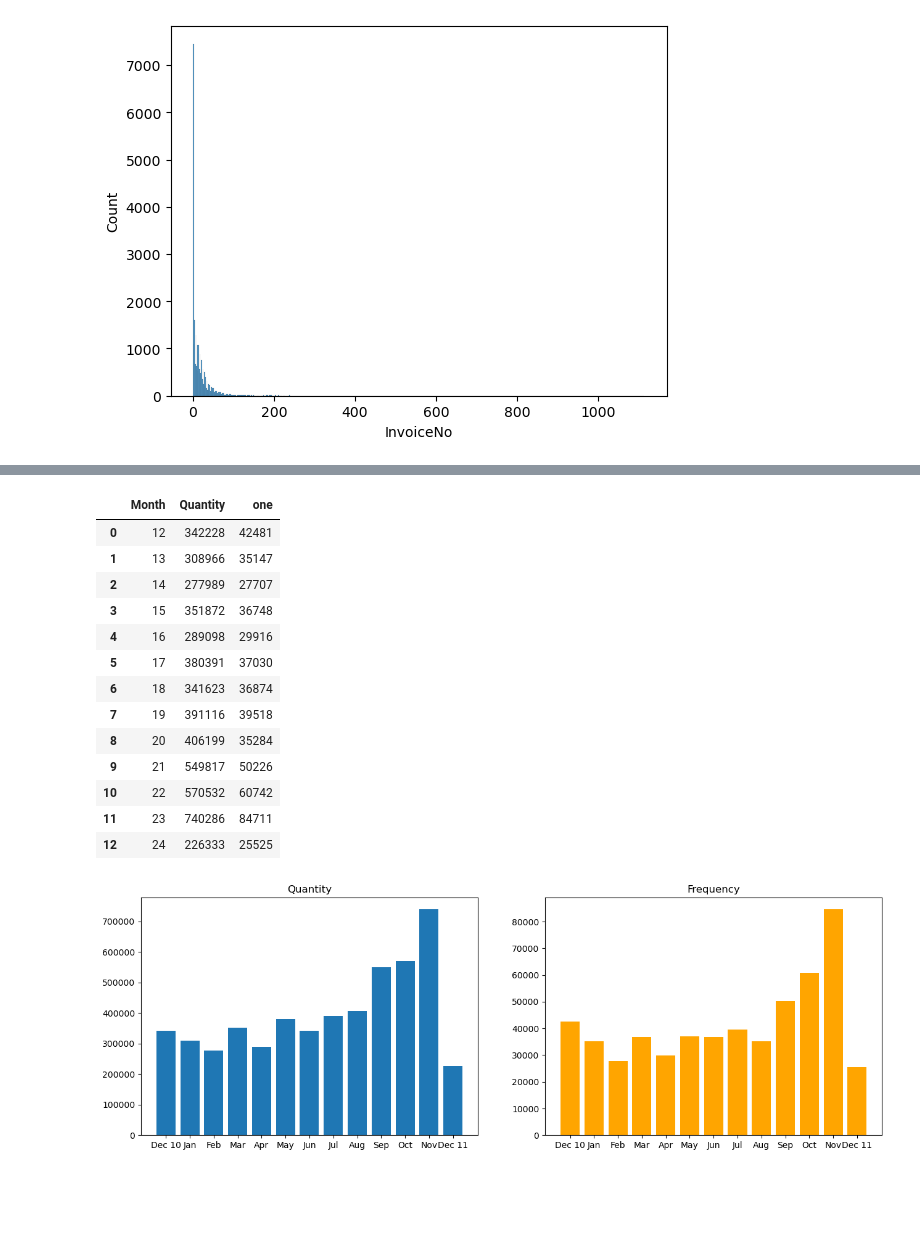
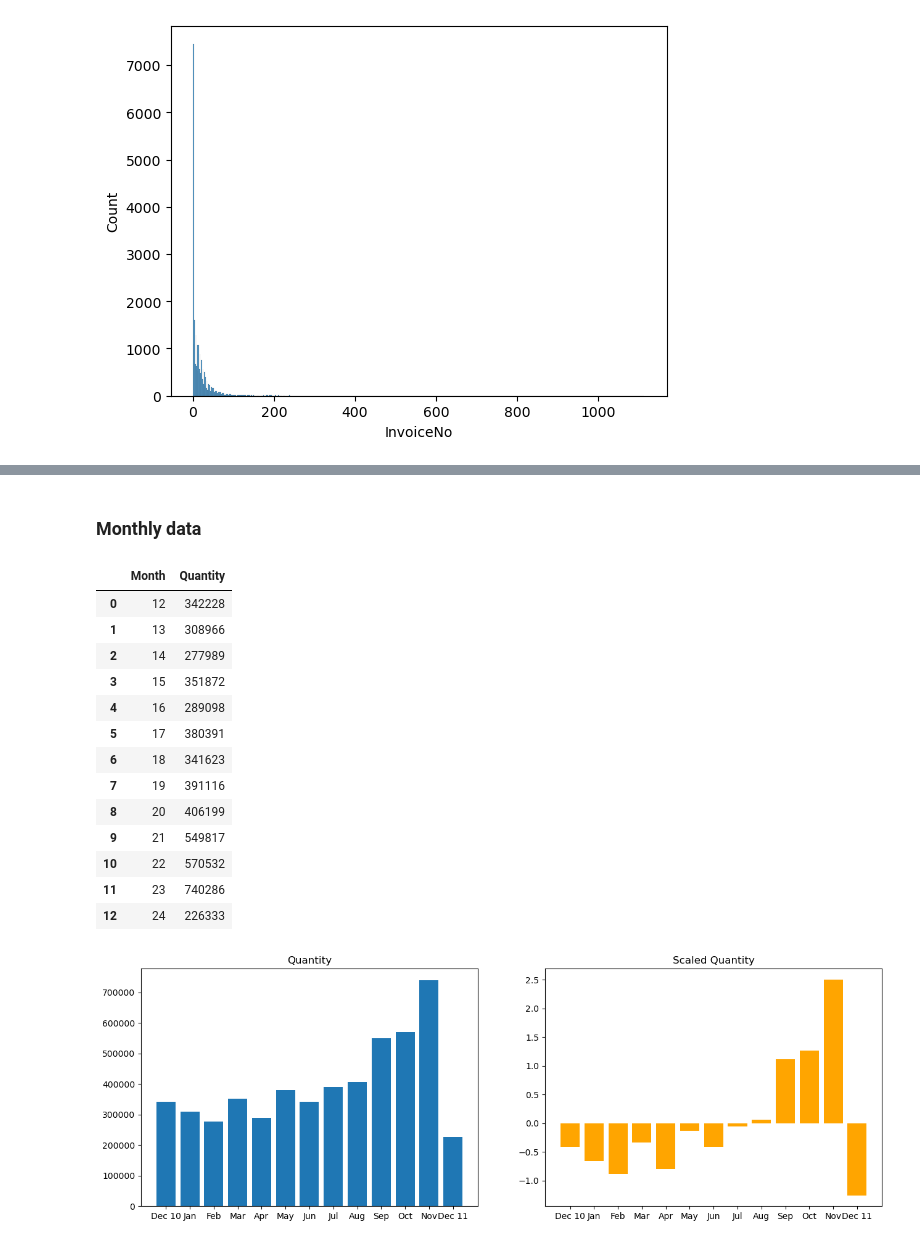
Before and after one commit to hir-kubadia/projects, a Jupyter notebook: online-retail-eda.ipynb, the cells around one changed output, grey strips where cells are left out. Drawn from its saved outputs; the diff is of its cells as text; code cells hidden in the pictures; blank space fills up the shorter version.

```diff
--- a/online-retail-eda.ipynb
+++ b/online-retail-eda.ipynb
@@ -25,6 +25,11 @@ import scipy.stats as stats
 
 df = pd.read_csv("/kaggle/input/onlineretail/OnlineRetail.csv", encoding = "unicode-escape")
 df["Total Amount"] = df["Quantity"] * df["UnitPrice"] # Total Amount is the total amount of each product (quantity) * unit price
-df.head()
+df["InvoiceDate"] = pd.to_datetime(df["InvoiceDate"], format = "%m/%d/%Y %H:%M")
+df["Month"] = df["InvoiceDate"].dt.month
+df["weekday"] = df["InvoiceDate"].dt.weekday
+df["hour"] = df["InvoiceDate"].dt.hour
+df.loc[df["InvoiceDate"].dt.year == 2011, "Month"] += 12
+df
 # %% [output]
 |  | InvoiceNo | StockCode | Description | Quantity | InvoiceDate | UnitPrice | CustomerID | Country | ... |
@@ -415,3 +379,0 @@ df.head()
-# %%
-df["one"] = 1
-df.head()
@@ -425,19 +380,21 @@ df.head()
+# %% [markdown]
+### Monthly data
 # %%
-month = df.groupby("Month")[["Quantity","one"]].sum()
+month = df.groupby("Month")["Quantity"].sum()
 month = pd.DataFrame(month)
 month.reset_index()
 # %% [output]
-|  | Month | Quantity | one |
-| 0 | 12 | 342228 | 42481 |
-| 1 | 13 | 308966 | 35147 |
-| 2 | 14 | 277989 | 27707 |
-| 3 | 15 | 351872 | 36748 |
-| 4 | 16 | 289098 | 29916 |
-| 5 | 17 | 380391 | 37030 |
-| 6 | 18 | 341623 | 36874 |
-| 7 | 19 | 391116 | 39518 |
-| 8 | 20 | 406199 | 35284 |
-| 9 | 21 | 549817 | 50226 |
-| 10 | 22 | 570532 | 60742 |
-| 11 | 23 | 740286 | 84711 |
-| 12 | 24 | 226333 | 25525 |
+|  | Month | Quantity |
+| 0 | 12 | 342228 |
+| 1 | 13 | 308966 |
+| 2 | 14 | 277989 |
+| 3 | 15 | 351872 |
+| 4 | 16 | 289098 |
+| 5 | 17 | 380391 |
+| 6 | 18 | 341623 |
+| 7 | 19 | 391116 |
+| 8 | 20 | 406199 |
+| 9 | 21 | 549817 |
+| 10 | 22 | 570532 |
+| 11 | 23 | 740286 |
+| 12 | 24 | 226333 |
@@ -447,14 +401,23 @@ q2 = list(month["one"])
+# %%
+q1 = list(month["Quantity"])
+
+mean=np.mean(q1)
+std=np.std(q1)
+
+scaledQ = []
+for i in q1:
+    scaledQ.append((i-mean)/std)
 # %%
 plt.figure(figsize=(15.5,5))
 mon=["Dec 10","Jan", "Feb","Mar","Apr", "May","Jun", "Jul","Aug","Sep", "Oct", "Nov","Dec 11"]
 
 plt.subplot(1,2,1)
 plt.bar(x=mon, height=q1)
 plt.title("Quantity")
 
 plt.subplot(1,2,2)
-plt.bar(x=mon, height=q2, color="orange")
-plt.title("Frequency")
+plt.bar(x=mon, height=scaledQ, color="orange")
+plt.title("Scaled Quantity")
 plt.show()
 # %% [output]
-[figure, old version]
+[figure, new version]
```
Also changed, not shown: parts of 55 cells of this notebook.
